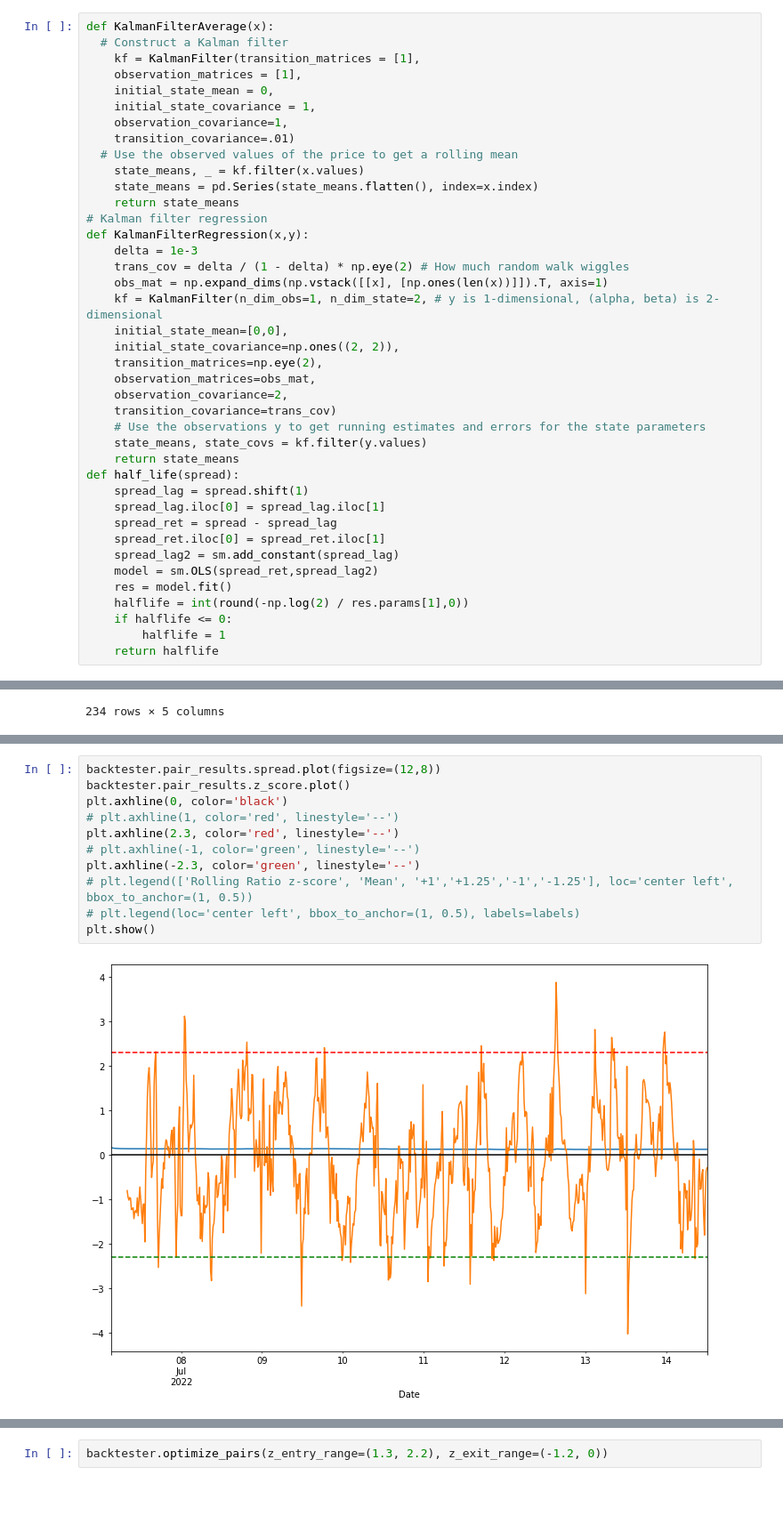
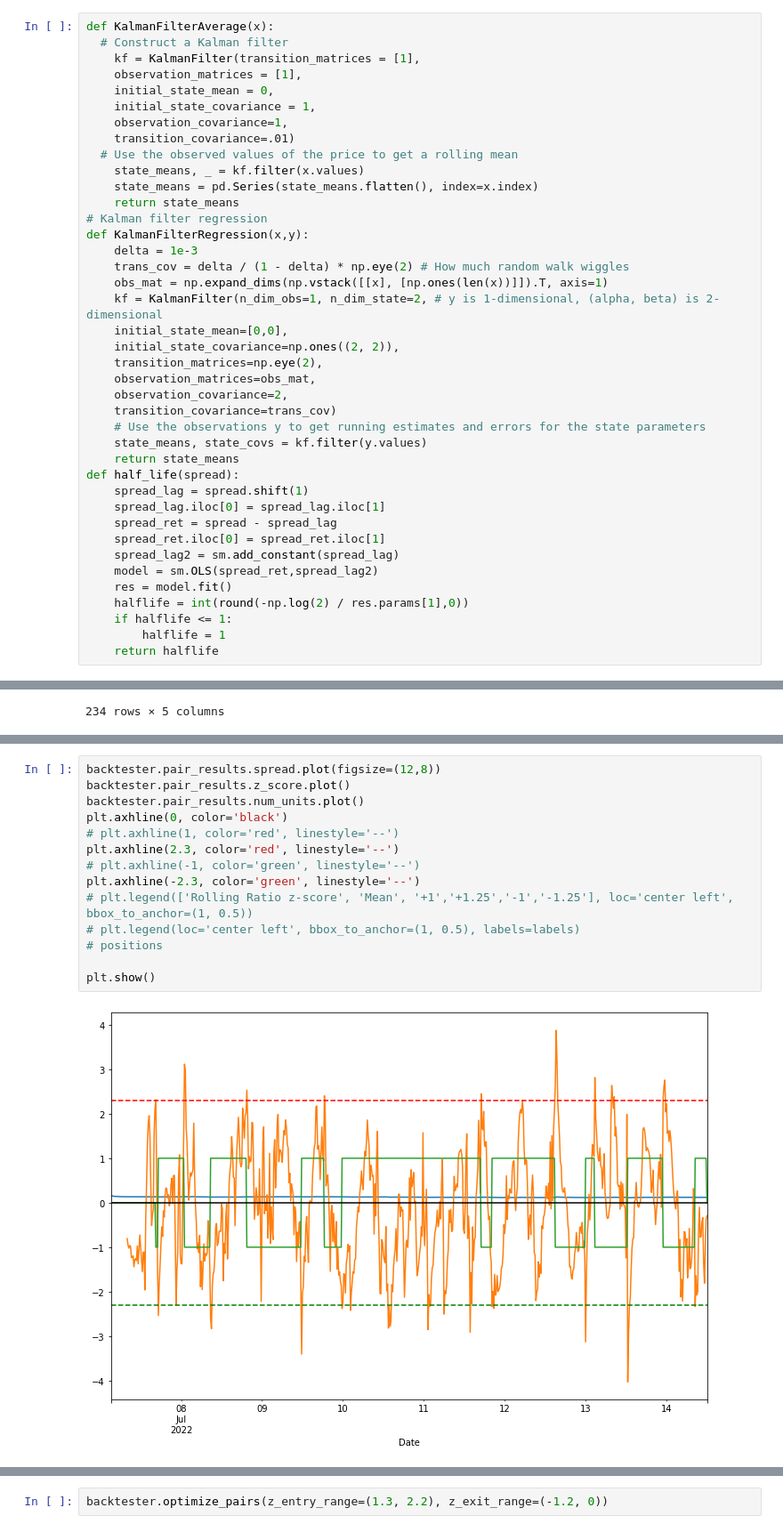
Before and after one commit to mscbr/algo_pairs, a Jupyter notebook: class_modules.ipynb, the cells around one changed output, grey strips where cells are left out. Shown: that part at 89% size. Saved outputs shown, nothing was run; the diff lists cells and outputs as text; blank space fills up the shorter version.

```diff
--- a/class_modules.ipynb
+++ b/class_modules.ipynb
@@ -153,7 +153,7 @@ def half_life(spread):
     model = sm.OLS(spread_ret,spread_lag2)
     res = model.fit()
     halflife = int(round(-np.log(2) / res.params[1],0))
-    if halflife <= 0:
+    if halflife <= 1:
         halflife = 1
     return halflife
 # %% [markdown]
@@ -888,13 +909,16 @@ Freq: 15T, Name: net, Length: 708, dtype: float64
 # %%
 backtester.pair_results.spread.plot(figsize=(12,8))
 backtester.pair_results.z_score.plot()
+backtester.pair_results.num_units.plot()
 plt.axhline(0, color='black')
 # plt.axhline(1, color='red', linestyle='--')
 plt.axhline(2.3, color='red', linestyle='--')
 # plt.axhline(-1, color='green', linestyle='--')
 plt.axhline(-2.3, color='green', linestyle='--')
 # plt.legend(['Rolling Ratio z-score', 'Mean', '+1','+1.25','-1','-1.25'], loc='center left', bbox_to_anchor=(1, 0.5))
 # plt.legend(loc='center left', bbox_to_anchor=(1, 0.5), labels=labels)
+# positions
+
 plt.show()
 # %% [output]
-[figure, old version]
+[figure, new version]
```
Also changed, not shown: parts of 13 cells of this notebook.
